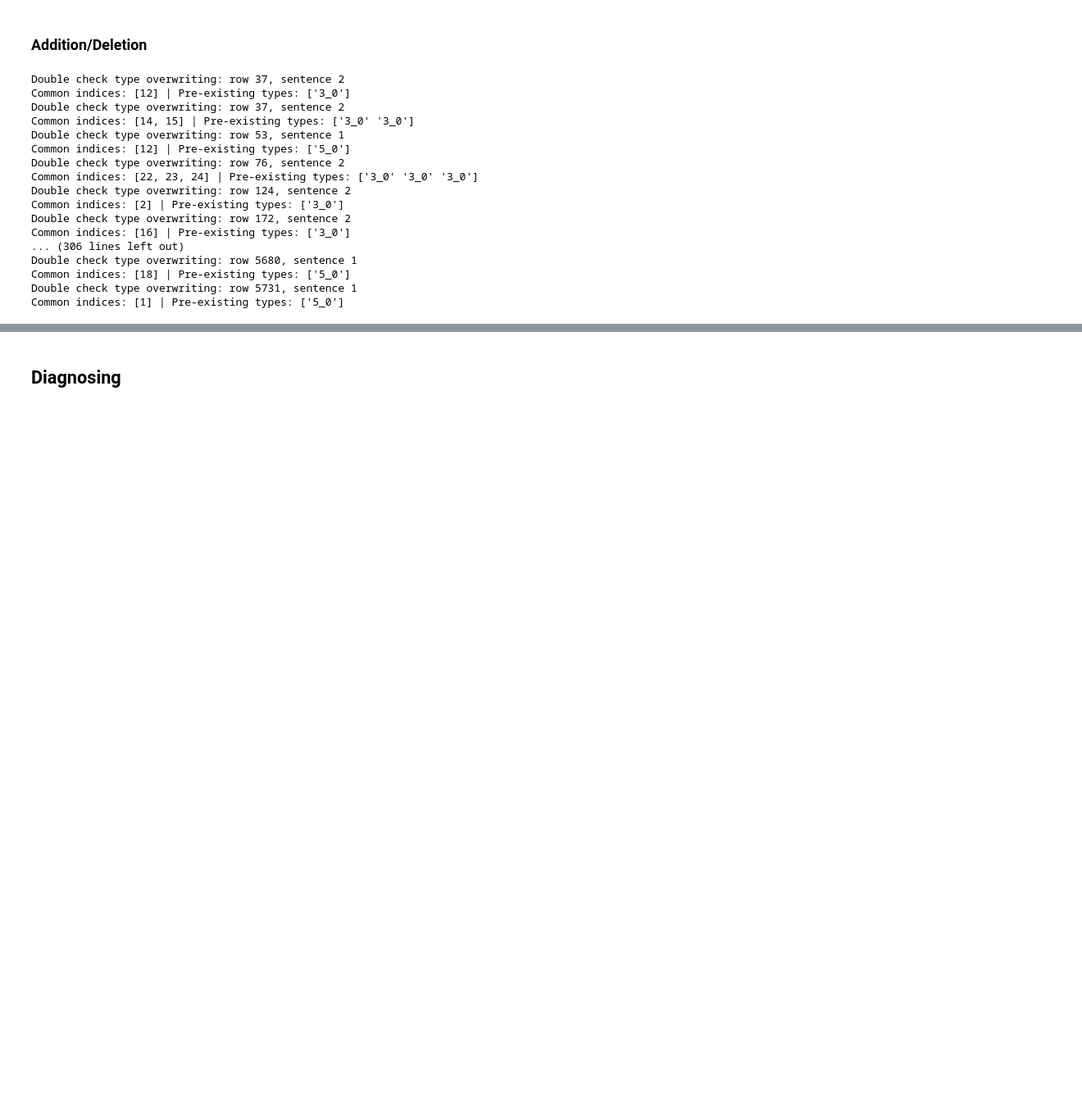
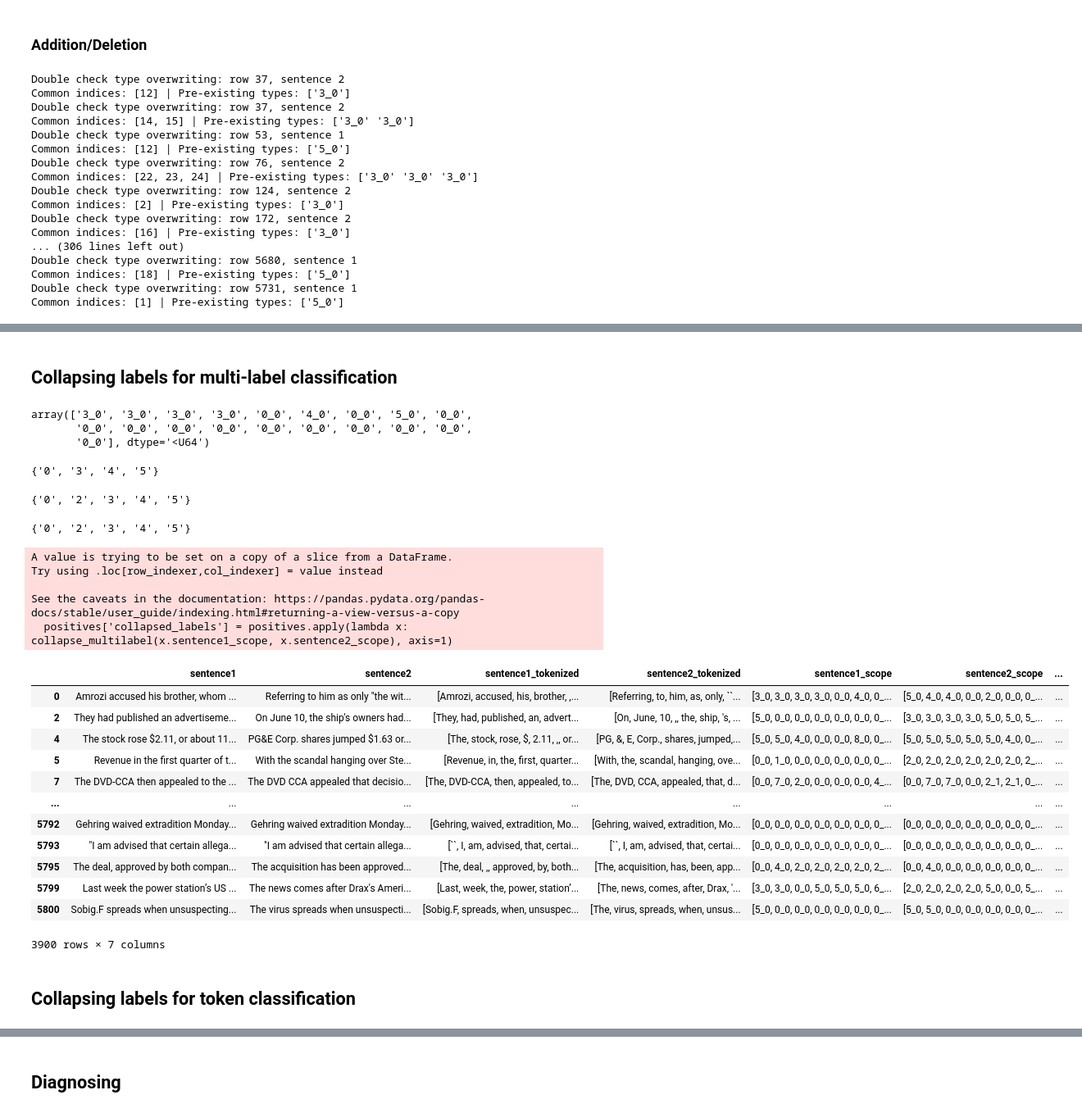
Before and after one commit to lucasadelino/thesis, a Jupyter notebook: reannotation.ipynb, the cells around one changed output, grey strips where cells are left out. Shown at 82% size. Saved outputs shown, nothing was run; the diff lists cells and outputs as text; code cells hidden in the pictures; blank space fills up the shorter version.

Commit message:
First export of reannotation

```diff
--- a/reannotation.ipynb
+++ b/reannotation.ipynb
@@ -1943,0 +2198,4 @@ Common indices: [1] | Pre-existing types: ['5_0']
+# %%
+positives.drop(columns=['idx', 'etpc_label', 'mrpc_label', 'ept_names', 'ept_ids', 'sentence1_scope_etpc',
+                        'sentence2_scope_etpc', 'sentence1_segment_text', 'sentence2_segment_text'], inplace=True)
+positives
@@ -1943,0 +2220,52 @@ Common indices: [1] | Pre-existing types: ['5_0']
+# %% [markdown]
+## Collapsing labels for multi-label classification
+# %%
+test = positives['sentence1_scope'][0]
+test
+# %% [output]
+array(['3_0', '3_0', '3_0', '3_0', '0_0', '4_0', '0_0', '5_0', '0_0',
+       '0_0', '0_0', '0_0', '0_0', '0_0', '0_0', '0_0', '0_0', '0_0',
+       '0_0'], dtype='<U64')
+# %%
+ric = {label[0] for label in test}
+ric
+# %% [output]
+{'0', '3', '4', '5'}
+# %%
+ric2 = {label[0] for label in positives['sentence2_scope'][0]}
+ric2
+# %% [output]
+{'0', '2', '3', '4', '5'}
+# %%
+ric | ric2
+# %% [output]
+{'0', '2', '3', '4', '5'}
+# %%
+def collapse_multilabel(arr1, arr2):
+    labels1 = {label[0] for label in arr1}
+    labels2 = {label[0] for label in arr2}
+    return sorted(list(labels1 | labels2))
+# %%
+positives['collapsed_labels'] = positives.apply(lambda x: collapse_multilabel(x.sentence1_scope, x.sentence2_scope), axis=1)
+positives
+# %% [output]
+A value is trying to be set on a copy of a slice from a DataFrame.
+Try using .loc[row_indexer,col_indexer] = value instead
+
+See the caveats in the documentation: https://pandas.pydata.org/pandas-docs/stable/user_guide/indexing.html#returning-a-view-versus-a-copy
+  positives['collapsed_labels'] = positives.apply(lambda x: collapse_multilabel(x.sentence1_scope, x.sentence2_scope), axis=1)
+|  | sentence1 | sentence2 | sentence1_tokenized | sentence2_tokenized | sentence1_scope | sentence2_scope | ... |
+| 0 | Amrozi accused his brother, whom ... | Referring to him as only "the wit... | [Amrozi, accused, his, brother, ,... | [Referring, to, him, as, only, ``... | [3_0, 3_0, 3_0, 3_0, 0_0, 4_0, 0_... | [5_0, 4_0, 4_0, 0_0, 2_0, 0_0, 0_... | ... |
+| 2 | They had published an advertiseme... | On June 10, the ship's owners had... | [They, had, published, an, advert... | [On, June, 10, ,, the, ship, 's, ... | [5_0, 0_0, 0_0, 0_0, 0_0, 0_0, 0_... | [3_0, 3_0, 3_0, 3_0, 5_0, 5_0, 5_... | ... |
+| 4 | The stock rose $2.11, or about 11... | PG&E Corp. shares jumped $1.63 or... | [The, stock, rose, $, 2.11, ,, or... | [PG, &, E, Corp., shares, jumped,... | [5_0, 5_0, 4_0, 0_0, 0_0, 8_0, 0_... | [5_0, 5_0, 5_0, 5_0, 5_0, 4_0, 0_... | ... |
+| 5 | Revenue in the first quarter of t... | With the scandal hanging over Ste... | [Revenue, in, the, first, quarter... | [With, the, scandal, hanging, ove... | [0_0, 1_0, 0_0, 0_0, 0_0, 0_0, 0_... | [2_0, 2_0, 2_0, 2_0, 2_0, 2_0, 2_... | ... |
+| 7 | The DVD-CCA then appealed to the ... | The DVD CCA appealed that decisio... | [The, DVD-CCA, then, appealed, to... | [The, DVD, CCA, appealed, that, d... | [0_0, 7_0, 2_0, 0_0, 0_0, 0_0, 4_... | [0_0, 7_0, 7_0, 0_0, 2_1, 2_1, 0_... | ... |
+| ... | ... | ... | ... | ... | ... | ... | ... |
+| 5792 | Gehring waived extradition Monday... | Gehring waived extradition Monday... | [Gehring, waived, extradition, Mo... | [Gehring, waived, extradition, Mo... | [0_0, 0_0, 0_0, 0_0, 0_0, 0_0, 0_... | [0_0, 0_0, 0_0, 0_0, 0_0, 0_0, 0_... | ... |
+| 5793 | "I am advised that certain allega... | "I am advised that certain allega... | [``, I, am, advised, that, certai... | [``, I, am, advised, that, certai... | [0_0, 0_0, 0_0, 0_0, 0_0, 0_0, 0_... | [0_0, 0_0, 0_0, 0_0, 0_0, 0_0, 0_... | ... |
+| 5795 | The deal, approved by both compan... | The acquisition has been approved... | [The, deal, ,, approved, by, both... | [The, acquisition, has, been, app... | [0_0, 4_0, 2_0, 2_0, 2_0, 2_0, 2_... | [0_0, 4_0, 0_0, 0_0, 0_0, 0_0, 0_... | ... |
+| 5799 | Last week the power station’s US ... | The news comes after Drax's Ameri... | [Last, week, the, power, station’... | [The, news, comes, after, Drax, '... | [3_0, 3_0, 0_0, 5_0, 5_0, 5_0, 6_... | [2_0, 2_0, 2_0, 2_0, 5_0, 0_0, 5_... | ... |
+| 5800 | Sobig.F spreads when unsuspecting... | The virus spreads when unsuspecti... | [Sobig.F, spreads, when, unsuspec... | [The, virus, spreads, when, unsus... | [5_0, 0_0, 0_0, 0_0, 0_0, 0_0, 0_... | [5_0, 5_0, 0_0, 0_0, 0_0, 0_0, 0_... | ... |
+3900 rows × 7 columns
+# %% [markdown]
+## Collapsing labels for token classification
```
Also changed, not shown: parts of 33 cells of this notebook.
